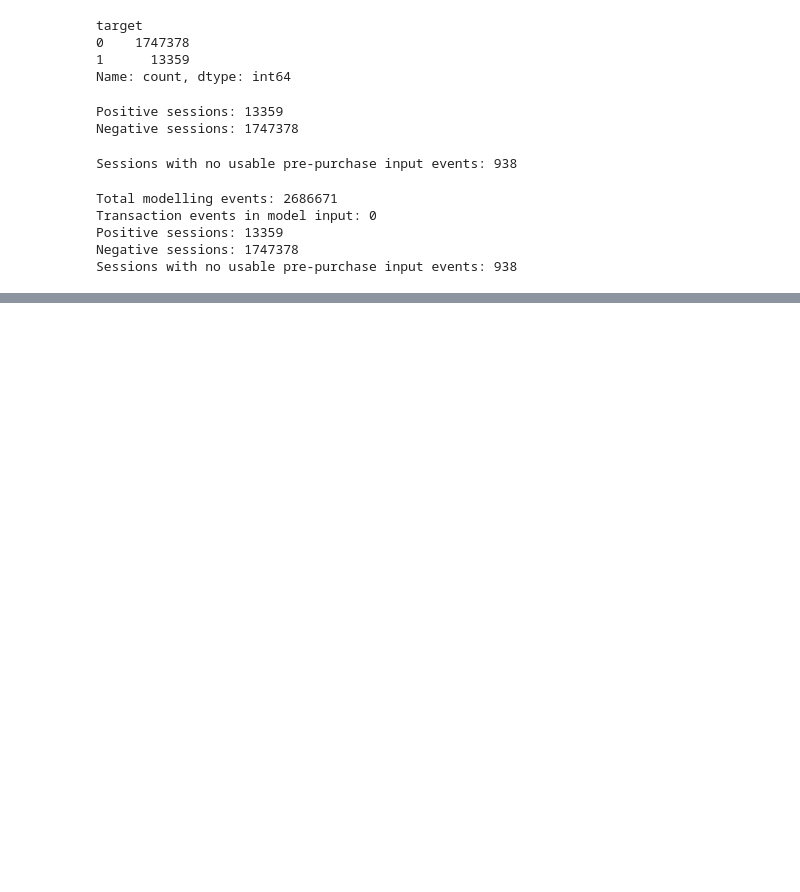
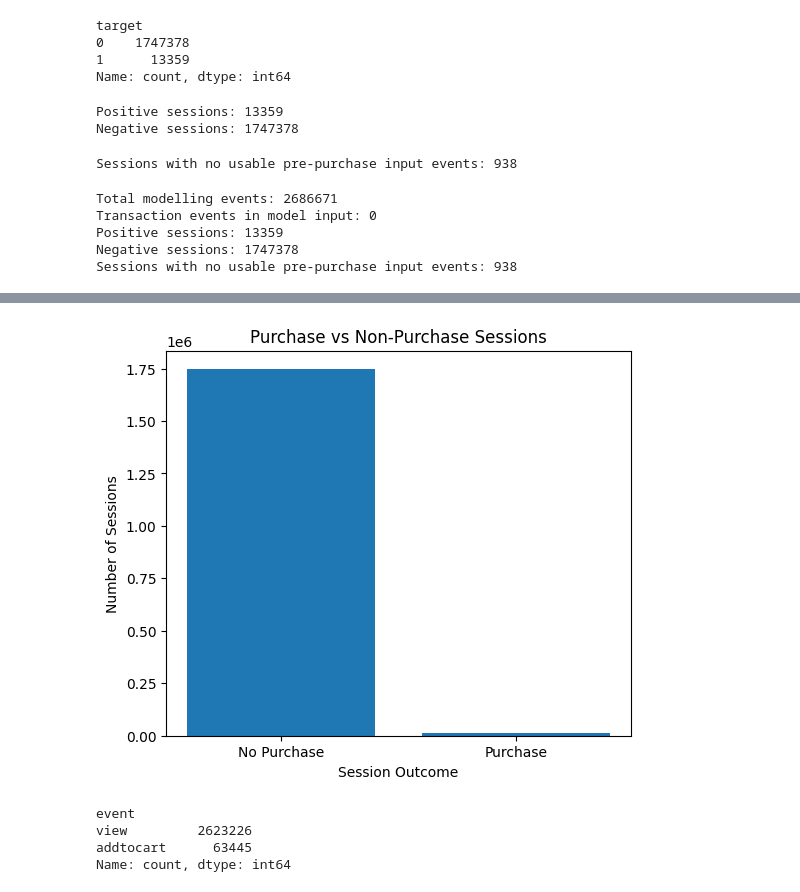
Before and after one commit to keshiniPaul/Ecommerce-purchase-prediction-DeepLearning, a Jupyter notebook: notebooks/Transformer_RetailRocket_Keshini.ipynb, the cells around one changed output, grey strips where cells are left out. Saved outputs shown, nothing was run; the diff lists cells and outputs as text; code cells hidden in the pictures; blank space fills up the shorter version.

```diff
--- a/notebooks/Transformer_RetailRocket_Keshini.ipynb
+++ b/notebooks/Transformer_RetailRocket_Keshini.ipynb
@@ -884,0 +970,27 @@ Sessions with no usable pre-purchase input events: 938
+# %%
+plt.figure(figsize=(6, 5))
+
+plt.bar(
+    ["No Purchase", "Purchase"],
+    [
+        label_counts.get(0, 0),
+        label_counts.get(1, 0)
+    ]
+)
+
+plt.title("Purchase vs Non-Purchase Sessions")
+plt.xlabel("Session Outcome")
+plt.ylabel("Number of Sessions")
+
+plt.show()
+# %% [output]
+[figure, added]
+# %%
+input_event_counts = model_events["event"].value_counts()
+
+print(input_event_counts)
+# %% [output]
+event
+view         2623226
+addtocart      63445
+Name: count, dtype: int64
```
Also changed, not shown: parts of 19 cells of this notebook.
